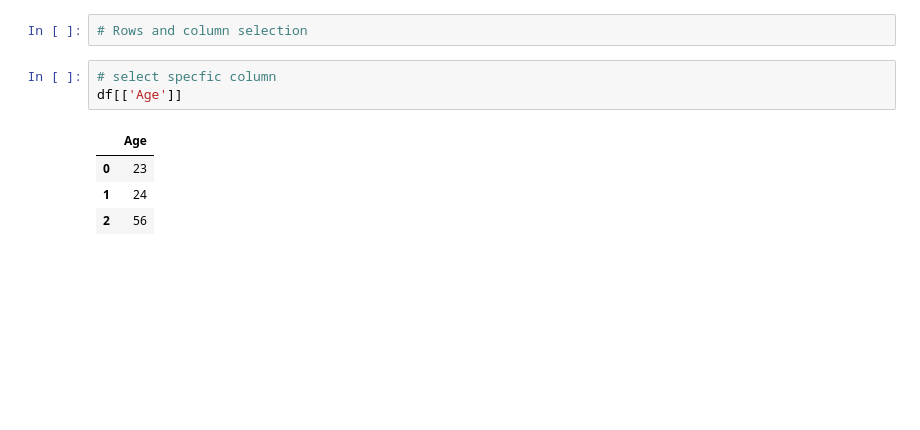
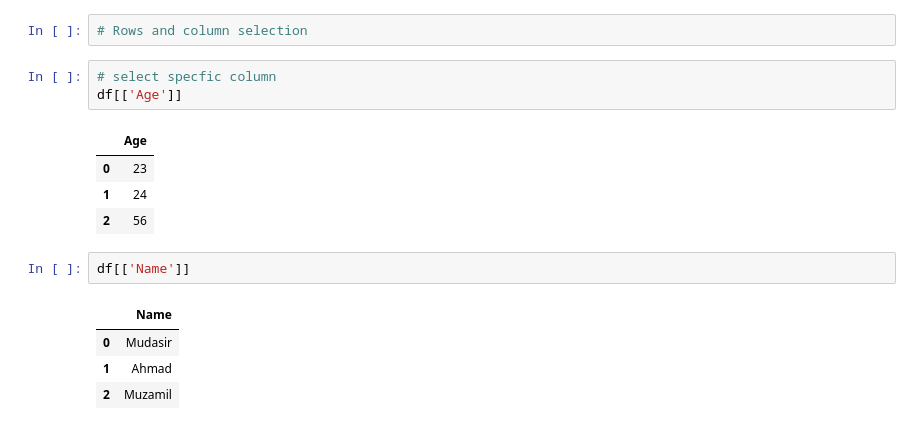
Before and after one commit to mudasiranberlin/python_teaching, a Jupyter notebook: Pandas/pandas.ipynb, the cells around one changed output. Drawn from its saved outputs; the diff is of its cells as text; blank space fills up the shorter version.

```diff
--- a/Pandas/pandas.ipynb
+++ b/Pandas/pandas.ipynb
@@ -168,3 +168,10 @@ df[['Age']]
 | 0 | 23 |
 | 1 | 24 |
 | 2 | 56 |
+# %%
+df[['Name']]
+# %% [output]
+|  | Name |
+| 0 | Mudasir |
+| 1 | Ahmad |
+| 2 | Muzamil |
```
Also changed, not shown: parts of 16 cells of this notebook, 3 other files.
